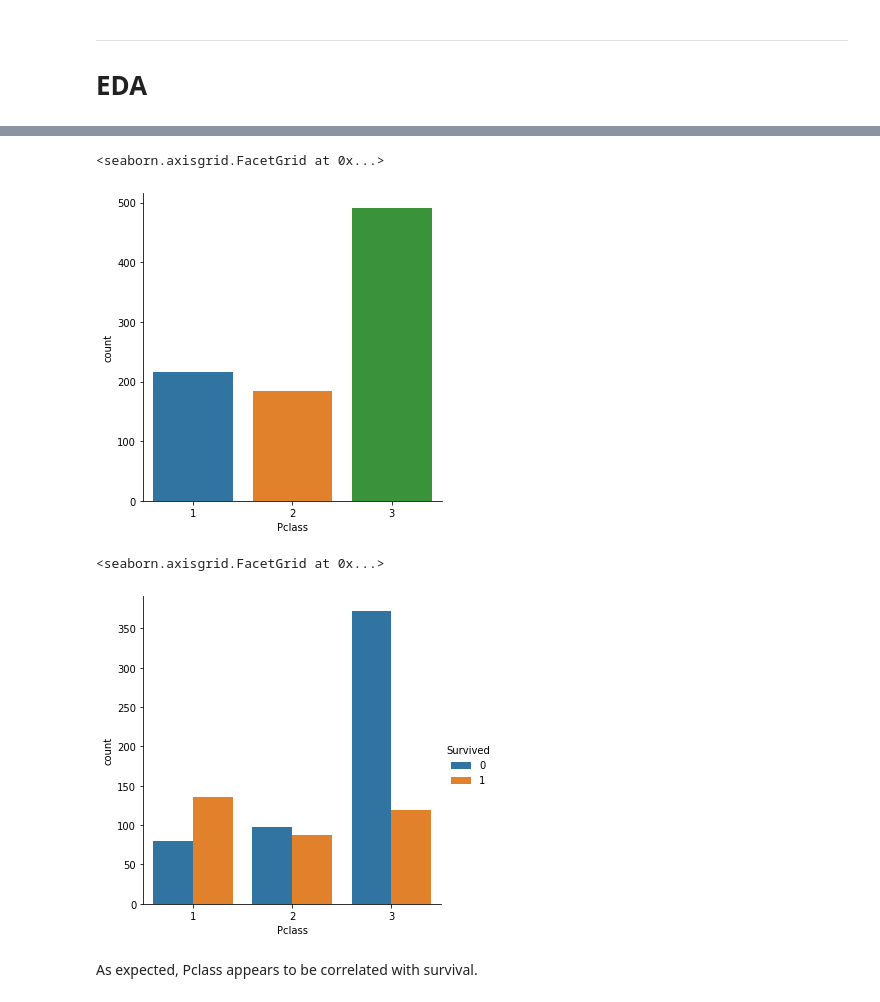
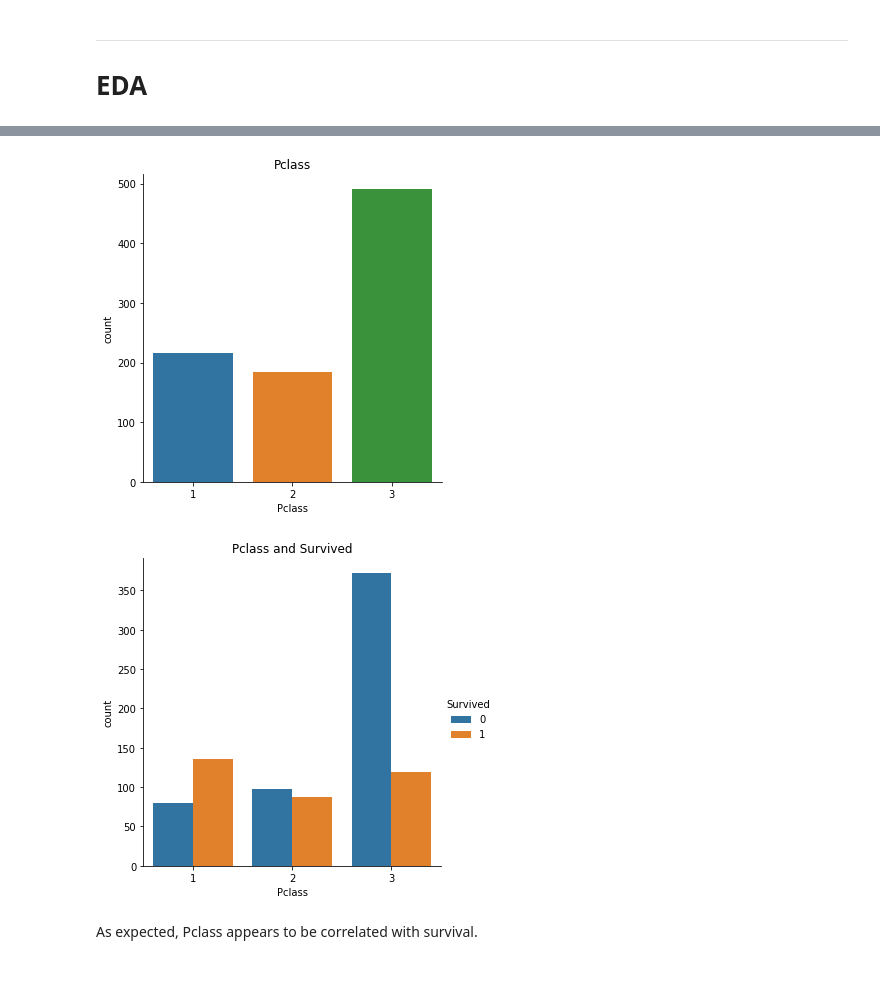
Before and after one commit to levimjoseph/kaggle-public, a Jupyter notebook: titanic-levimjoseph.ipynb, the cells around one changed output, grey strips where cells are left out. Saved outputs shown, nothing was run; the diff lists cells and outputs as text; code cells hidden in the pictures; blank space fills up the shorter version.

```diff
--- a/titanic-levimjoseph.ipynb
+++ b/titanic-levimjoseph.ipynb
@@ -130,15 +129,15 @@ Percentage who survived: 38.38%
 # %%
 # PClass
-sns.catplot(x='Pclass', data=train_df, kind='count')
+sns.catplot(x='Pclass', data=train_df, kind='count').set(title='Pclass')
+plt.show()
 # %% [output]
-<seaborn.axisgrid.FacetGrid at 0x...>
-[figure, old version]
+[figure, new version]
 # %%
 # PClass and Survived
-sns.catplot(x='Pclass', hue='Survived', data=train_df, kind='count')
+sns.catplot(x='Pclass', hue='Survived', data=train_df, kind='count').set(title='Pclass and Survived')
+plt.show()
 # %% [output]
-<seaborn.axisgrid.FacetGrid at 0x...>
-[figure, old version]
+[figure, new version]
 # %% [markdown]
 As expected, Pclass appears to be correlated with survival.
 # %%
```
Also changed, not shown: parts of 57 cells of this notebook.
